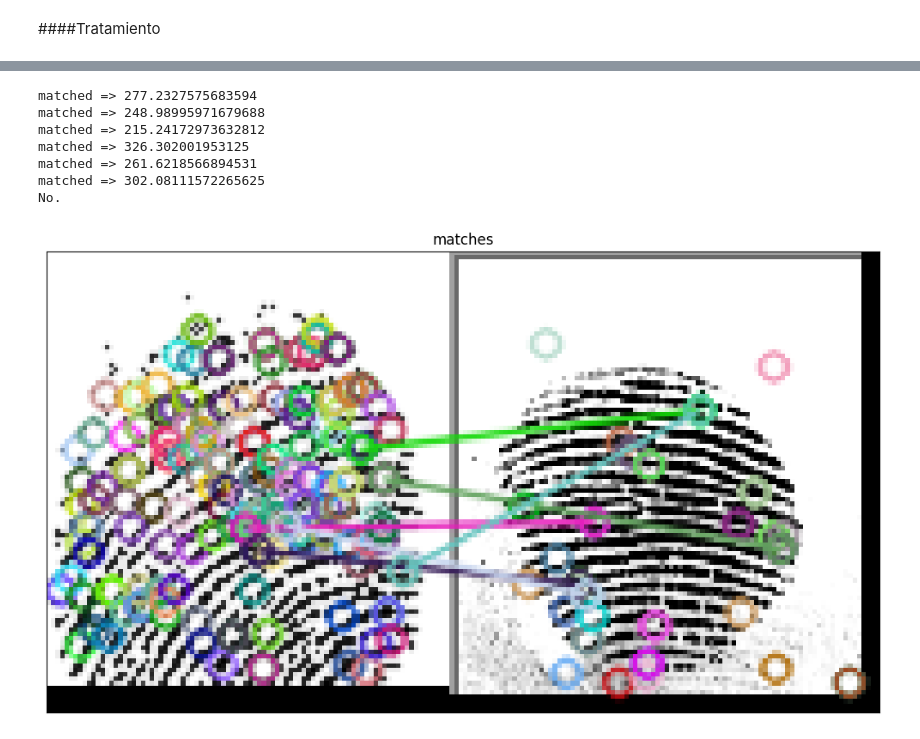
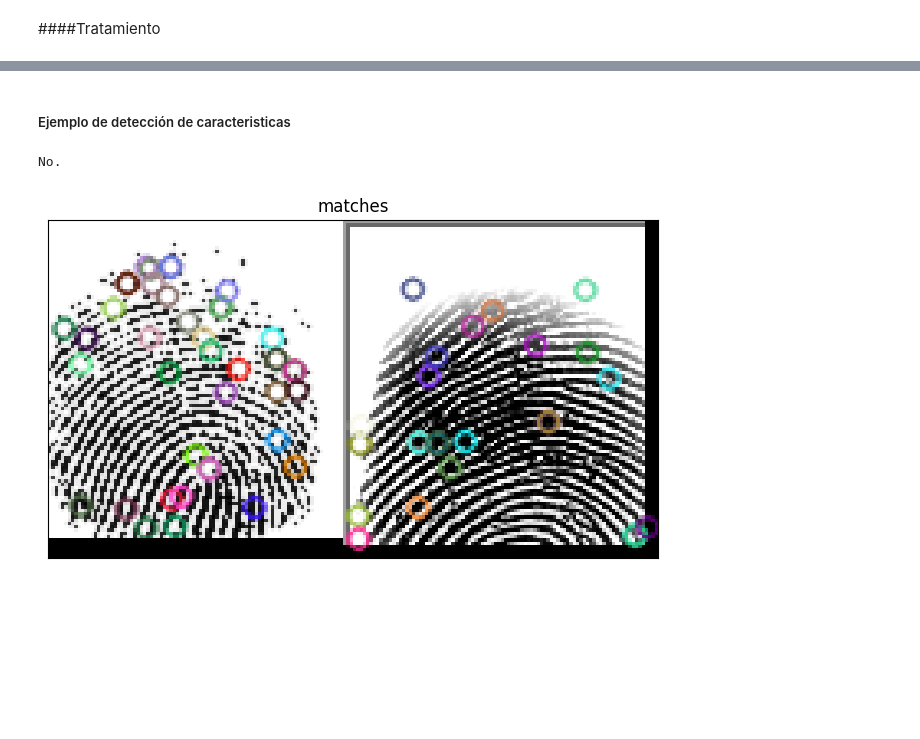
Before and after one commit to 97hackbrian/ArtificialVision, a Jupyter notebook: Exam_2_Coding.ipynb, the cells around one changed output, grey strips where cells are left out. Cells and saved outputs as stored; diff of their text form; code cells hidden in the pictures; blank space fills up the shorter version.

```diff
--- a/Exam_2_Coding.ipynb
+++ b/Exam_2_Coding.ipynb
@@ -245,41 +246,37 @@ show([pathRandom,"Cut","Binary","gausian blur","dilatation","erosion","byna2","c
+# %% [markdown]
+##### Ejemplo de detección de caracteristicas
 # %%
 ##GAUSIAN BLUR == BEST
 sift = cv2.xfeatures2d.SIFT_create()
 img1=blur.copy()
 #img2=imagen.copy()
 img2=cv2.imread(randomFinger(df,fingers_per),0)
 # Encontrar los puntos clave y descriptores en ambas imágenes
-keypoints1, descriptors1 = sift.detectAndCompute(img1, None)
+keypoints1, descriptors1 = sift.detectAndCompute(img1, None)<
 keypoints2, descriptors2 = sift.detectAndCompute(img2, None)
 
 # Emparejar características entre las dos imágenes
 bf = cv2.BFMatcher()
 matches = bf.knnMatch(descriptors1, descriptors2, k=2)
 
 # Aplicar el filtro de razón de Lowe para seleccionar los mejores emparejamientos
 good_matches = []
 for m, n in matches:
   if m.distance < 0.80 * n.distance:
     good_matches.append(m)
     print("matched =>",m.distance)
 
 
 umbral = 0.10
 if len(good_matches) / len(keypoints1) > umbral:
   print("Coincide.")
 else:
   print("No.")
 
 # Dibujar los mejores emparejamientos en una imagen
 resultado = cv2.drawMatches(img1, keypoints1, img2, keypoints2, good_matches, None)
 
 show(["matches"],[resultado],"gray")
 # %% [output]
-matched => 277.2327575683594
-matched => 248.98995971679688
-matched => 215.24172973632812
-matched => 326.302001953125
-matched => 261.6218566894531
-matched => 302.08111572265625
 No.
-[figure, old version]
+[figure, new version]
```
Also changed, not shown: parts of 10 cells of this notebook.
